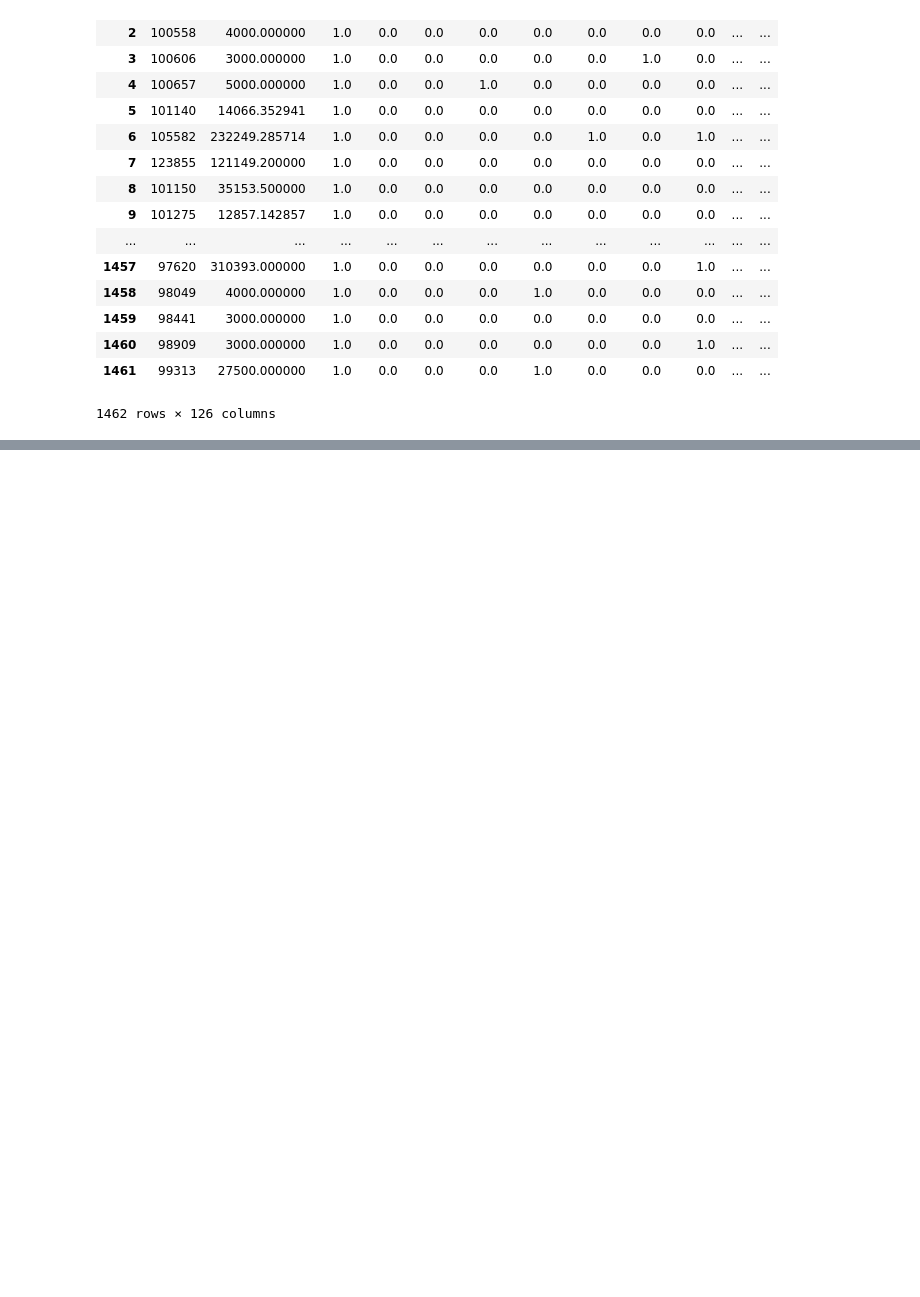
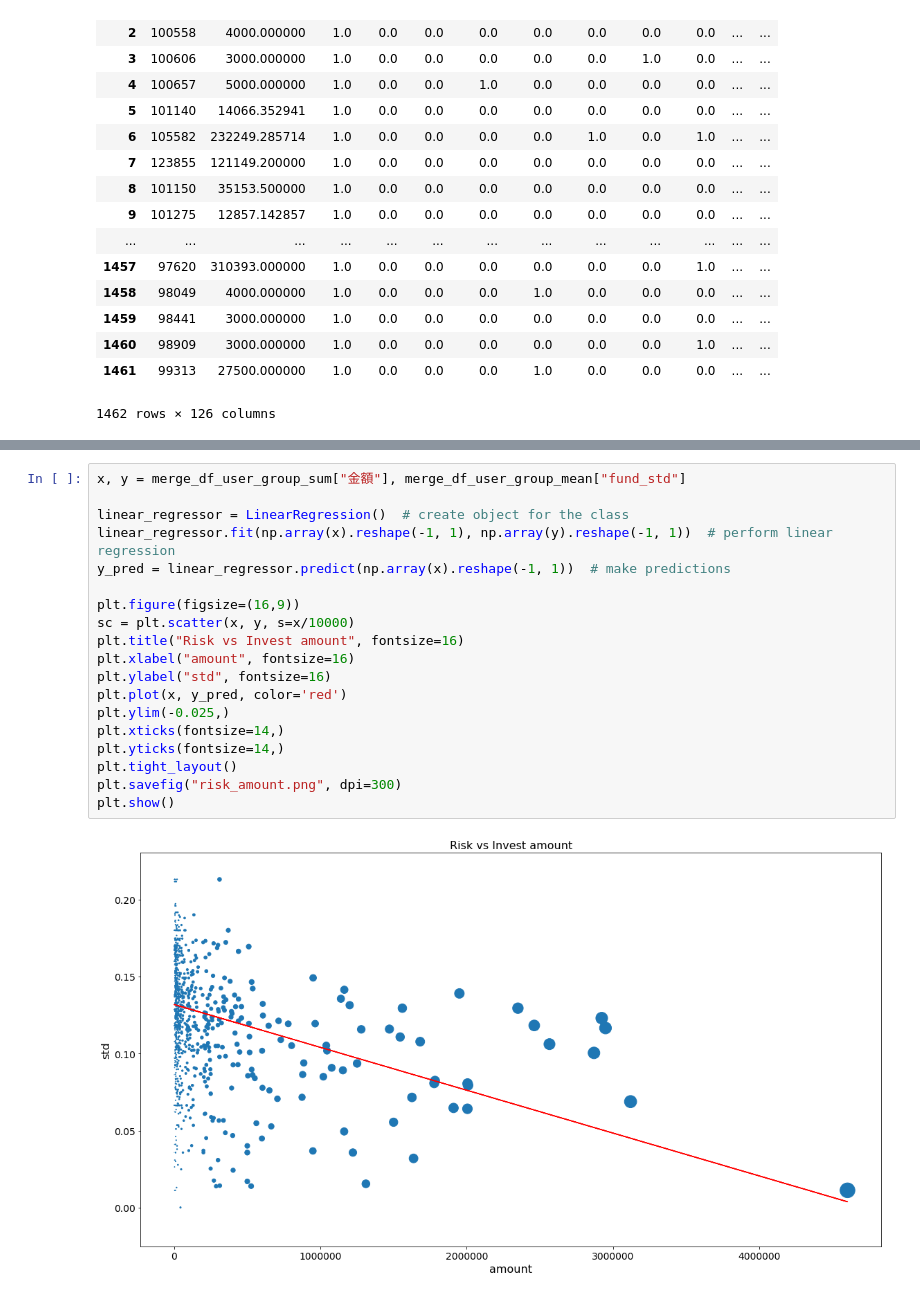
Before and after one commit to thtang/Fintech-Text-Mining-and-Machine-Learning, a Jupyter notebook: final/prediction.ipynb, the cells around one changed output, grey strips where cells are left out. Cells and saved outputs as stored; diff of their text form; blank space fills up the shorter version.

```diff
--- a/final/prediction.ipynb
+++ b/final/prediction.ipynb
@@ -186 +258,22 @@ x, y = merge_df_user_group_mean["金額"], merge_df_user_group_mean["fund_std"]
+# %%
+x, y = merge_df_user_group_sum["金額"], merge_df_user_group_mean["fund_std"]
+
+linear_regressor = LinearRegression()  # create object for the class
+linear_regressor.fit(np.array(x).reshape(-1, 1), np.array(y).reshape(-1, 1))  # perform linear regression
+y_pred = linear_regressor.predict(np.array(x).reshape(-1, 1))  # make predictions
+
+plt.figure(figsize=(16,9))
+sc = plt.scatter(x, y, s=x/10000)
+plt.title("Risk vs Invest amount", fontsize=16)
+plt.xlabel("amount", fontsize=16)
+plt.ylabel("std", fontsize=16)
+plt.plot(x, y_pred, color='red')
+plt.ylim(-0.025,)
+plt.xticks(fontsize=14,)
+plt.yticks(fontsize=14,)
+plt.tight_layout()
+plt.savefig("risk_amount.png", dpi=300)
+plt.show()
+# %% [output]
+[figure, added]
 # %%
```
Also changed, not shown: parts of 20 cells of this notebook, 4 other files.
